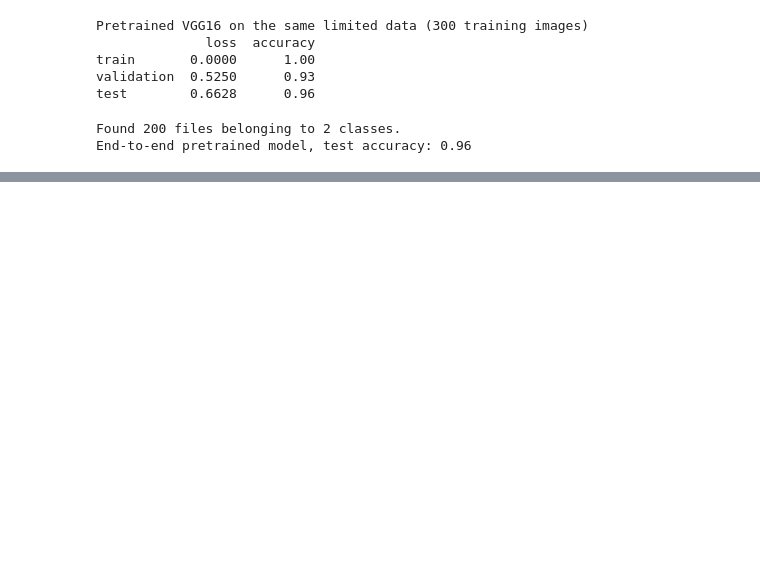
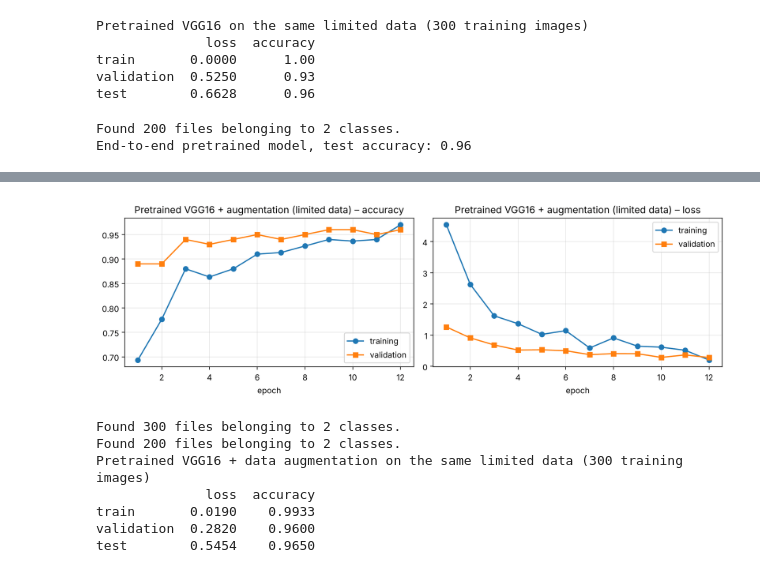
Before and after one commit to Nabonita-Das/ECE5831-HW9, a Jupyter notebook: Module_9_1.ipynb, the cells around one changed output, grey strips where cells are left out. Saved outputs shown, nothing was run; the diff lists cells and outputs as text; code cells hidden in the pictures; blank space fills up the shorter version.

```diff
--- a/Module_9_1.ipynb
+++ b/Module_9_1.ipynb
@@ -511 +601,15 @@ End-to-end pretrained model, test accuracy: 0.96
+# %%
+plot_history(history_pre_aug, "Pretrained VGG16 + augmentation (limited data)")
+res_pre_aug = pre.evaluate_augmented()
+print("Pretrained VGG16 + data augmentation on the same limited data (300 training images)")
+print(pd.DataFrame(res_pre_aug).T.round(4))
+# %% [output]
+[figure, added]
+Found 300 files belonging to 2 classes.
+Found 200 files belonging to 2 classes.
+Pretrained VGG16 + data augmentation on the same limited data (300 training images)
+              loss  accuracy
+train       0.0190    0.9933
+validation  0.2820    0.9600
+test        0.5454    0.9650
 # %% [markdown]
```
Also changed, not shown: parts of 17 cells of this notebook, 1 other file.
